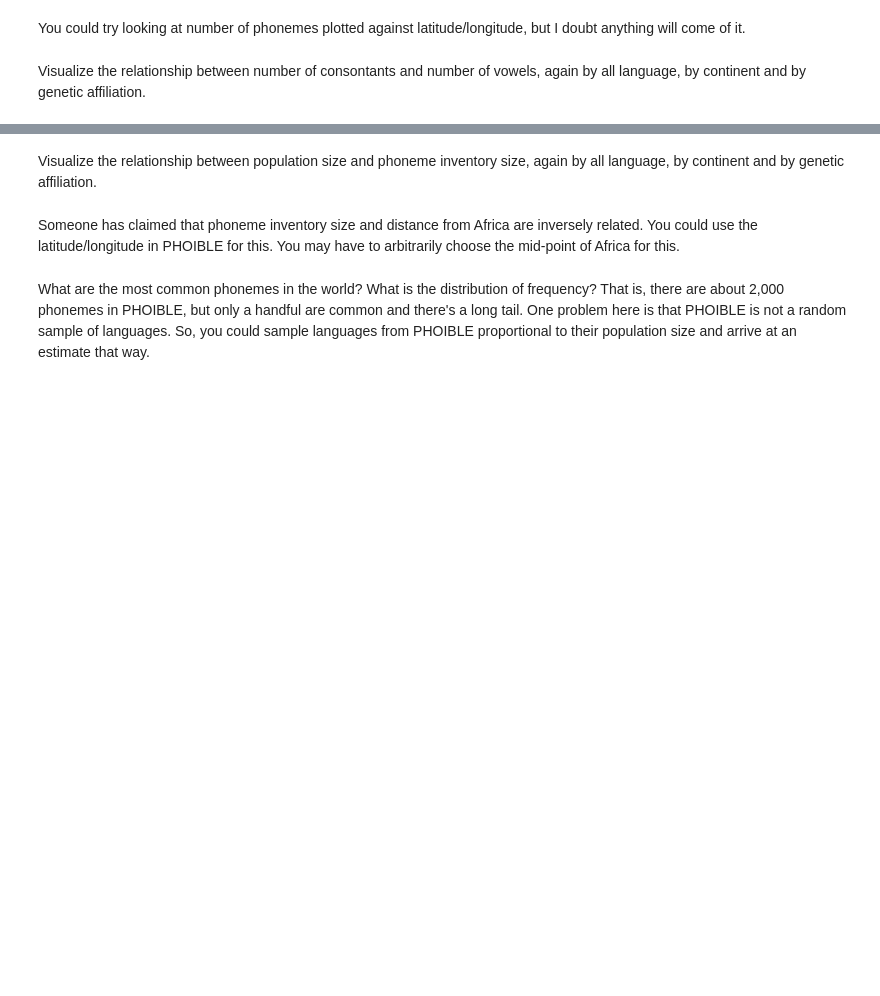
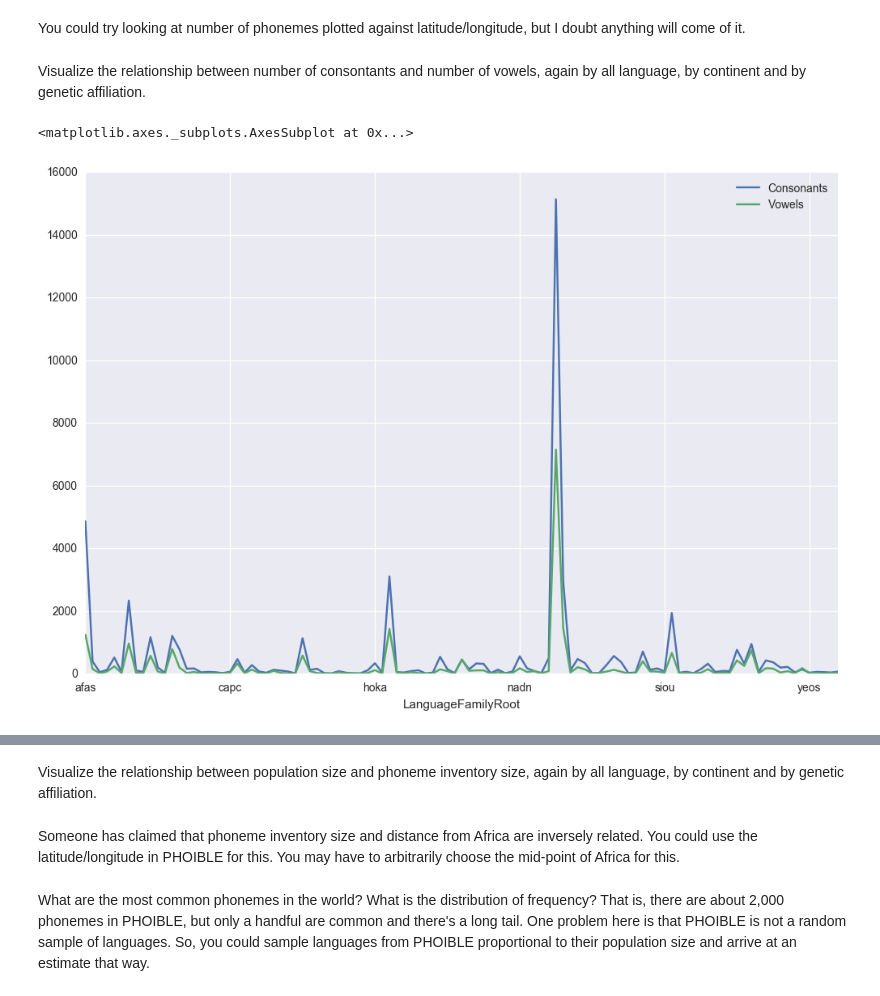
Before and after one commit to ds-modules/COGSCI-1B, a Jupyter notebook: Exploration.ipynb, the cells around one changed output, grey strips where cells are left out. Saved outputs shown, nothing was run; the diff lists cells and outputs as text; code cells hidden in the pictures; blank space fills up the shorter version.

```diff
--- a/Exploration.ipynb
+++ b/Exploration.ipynb
@@ -120,3 +136,12 @@ Visualize those same distributions grouped by continent and grouped by genetic a
 You could try looking at number of phonemes plotted against latitude/longitude, but I doubt anything will come of it.
 # %% [markdown]
 Visualize the relationship between number of consontants and number of vowels, again by all language, by continent and by genetic affiliation.
+# %%
+#By Language
+pho_lang = phoible_data.loc[:,["LanguageFamilyRoot","Consonants", "Vowels"]]
+pho_lang = pho.groupby(by = "LanguageFamilyRoot").sum()
+pho_lang = pho_lang.drop("UNCLASSIFIED")
+pho_lang.plot(figsize = (12,8))
+# %% [output]
+<matplotlib.axes._subplots.AxesSubplot at 0x...>
+[figure, added]
```
Also changed, not shown: parts of 7 cells of this notebook.
